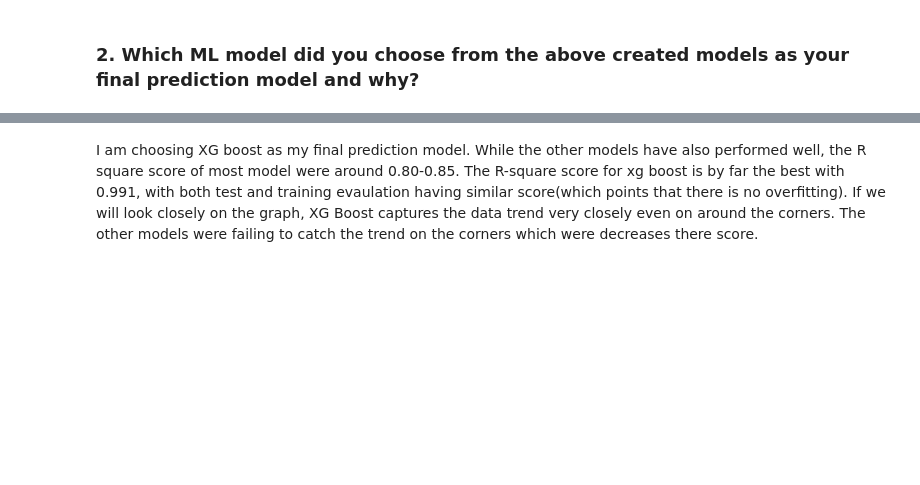
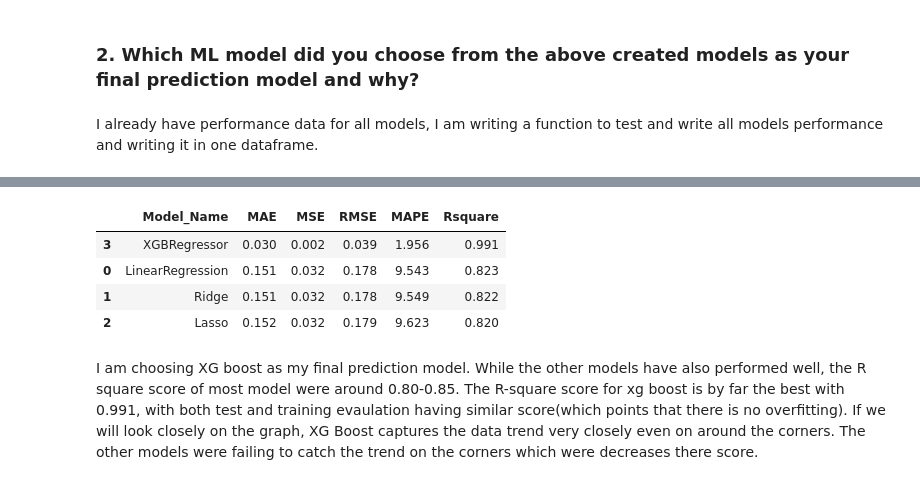
Before and after one commit to akashsinghsharma/almabetter-MLYesBank-RegressionProject, a Jupyter notebook: ML_Regression_Submission.ipynb, the cells around one changed output, grey strips where cells are left out. Drawn from its saved outputs; the diff is of its cells as text; code cells hidden in the pictures; blank space fills up the shorter version.

```diff
--- a/ML_Regression_Submission.ipynb
+++ b/ML_Regression_Submission.ipynb
@@ -1362,3 +1643,11 @@ Answer Here.
 Answer Here.
 # %% [markdown]
 ### 2. Which ML model did you choose from the above created models as your final prediction model and why?
+# %% [markdown]
+I already have performance data for all models, I am writing a function to test and write all models performance and writing it in one dataframe.
+# %%
+#making a function for mean absolute % error.
+
+def mape(actual , pred):
+  actual , pred = np.array(actual) , np.array(pred)
+  return np.mean(np.abs((actual - pred) / actual) )*100
@@ -1364,0 +1700,4 @@ Answer Here.
+# %%
+final_report=model_score(x_train,y_train,x_test,y_test)
+final_report
+# %% [output]
@@ -1365,3 +1705,8 @@ Answer Here.
+|  | Model_Name | MAE | MSE | RMSE | MAPE | Rsquare |
+| 3 | XGBRegressor | 0.030 | 0.002 | 0.039 | 1.956 | 0.991 |
+| 0 | LinearRegression | 0.151 | 0.032 | 0.178 | 9.543 | 0.823 |
+| 1 | Ridge | 0.151 | 0.032 | 0.178 | 9.549 | 0.822 |
+| 2 | Lasso | 0.152 | 0.032 | 0.179 | 9.623 | 0.820 |
 # %% [markdown]
 I am choosing XG boost as my final prediction model. While the other models have also performed well, the R square score of most model were around 0.80-0.85. The R-square score for xg boost is by far the best with 0.991, with both test and training evaulation having similar score(which points that there is no overfitting).
 If we will look closely on the graph, XG Boost captures the data trend very closely even on around the corners. The other models were failing to catch the trend on the corners which were decreases there score.
```
Also changed, not shown: parts of 39 cells of this notebook.
